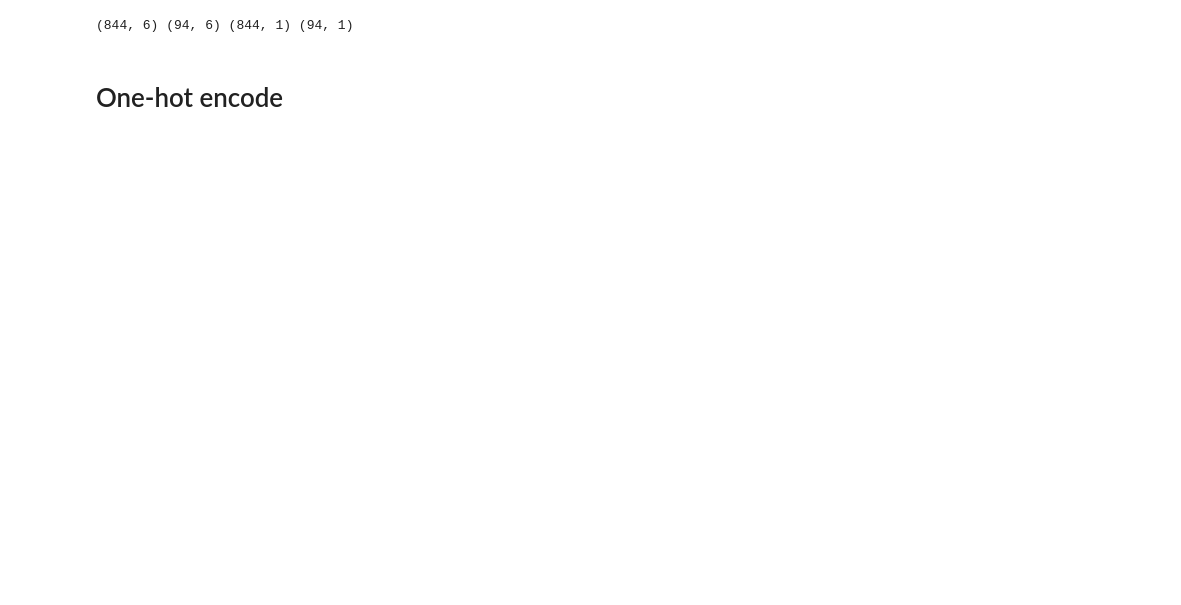
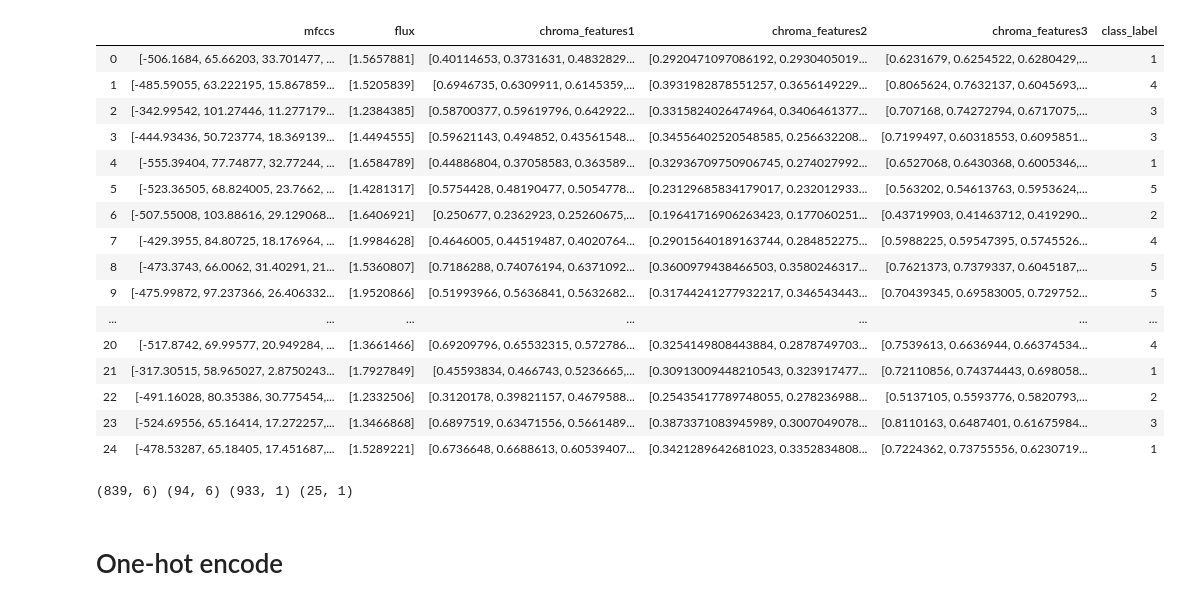
Before and after one commit to tbedi17/Number-Recognition-From-Audio-Files, a Jupyter notebook: train_and_test.ipynb, the cells around one changed output. Drawn from its saved outputs; the diff is of its cells as text; code cells hidden in the pictures; blank space fills up the shorter version.

```diff
--- a/train_and_test.ipynb
+++ b/train_and_test.ipynb
@@ -102,14 +102,36 @@ data
+# %%
+test_data = get_all_features('test')
+test_data = test_data.sample(frac=1).reset_index(drop=True)
+test_data
+# %% [output]
+|  | mfccs | flux | chroma_features1 | chroma_features2 | chroma_features3 | class_label |
+| 0 | [-506.1684, 65.66203, 33.701477, ... | [1.5657881] | [0.40114653, 0.3731631, 0.4832829... | [0.2920471097086192, 0.2930405019... | [0.6231679, 0.6254522, 0.6280429,... | 1 |
+| 1 | [-485.59055, 63.222195, 15.867859... | [1.5205839] | [0.6946735, 0.6309911, 0.6145359,... | [0.3931982878551257, 0.3656149229... | [0.8065624, 0.7632137, 0.6045693,... | 4 |
+| 2 | [-342.99542, 101.27446, 11.277179... | [1.2384385] | [0.58700377, 0.59619796, 0.642922... | [0.3315824026474964, 0.3406461377... | [0.707168, 0.74272794, 0.6717075,... | 3 |
+| 3 | [-444.93436, 50.723774, 18.369139... | [1.4494555] | [0.59621143, 0.494852, 0.43561548... | [0.34556402520548585, 0.256632208... | [0.7199497, 0.60318553, 0.6095851... | 3 |
+| 4 | [-555.39404, 77.74877, 32.77244, ... | [1.6584789] | [0.44886804, 0.37058583, 0.363589... | [0.32936709750906745, 0.274027992... | [0.6527068, 0.6430368, 0.6005346,... | 1 |
+| 5 | [-523.36505, 68.824005, 23.7662, ... | [1.4281317] | [0.5754428, 0.48190477, 0.5054778... | [0.23129685834179017, 0.232012933... | [0.563202, 0.54613763, 0.5953624,... | 5 |
+| 6 | [-507.55008, 103.88616, 29.129068... | [1.6406921] | [0.250677, 0.2362923, 0.25260675,... | [0.19641716906263423, 0.177060251... | [0.43719903, 0.41463712, 0.419290... | 2 |
+| 7 | [-429.3955, 84.80725, 18.176964, ... | [1.9984628] | [0.4646005, 0.44519487, 0.4020764... | [0.29015640189163744, 0.284852275... | [0.5988225, 0.59547395, 0.5745526... | 4 |
+| 8 | [-473.3743, 66.0062, 31.40291, 21... | [1.5360807] | [0.7186288, 0.74076194, 0.6371092... | [0.3600979438466503, 0.3580246317... | [0.7621373, 0.7379337, 0.6045187,... | 5 |
+| 9 | [-475.99872, 97.237366, 26.406332... | [1.9520866] | [0.51993966, 0.5636841, 0.5632682... | [0.31744241277932217, 0.346543443... | [0.70439345, 0.69583005, 0.729752... | 5 |
+| ... | ... | ... | ... | ... | ... | ... |
+| 20 | [-517.8742, 69.99577, 20.949284, ... | [1.3661466] | [0.69209796, 0.65532315, 0.572786... | [0.3254149808443884, 0.2878749703... | [0.7539613, 0.6636944, 0.66374534... | 4 |
+| 21 | [-317.30515, 58.965027, 2.8750243... | [1.7927849] | [0.45593834, 0.466743, 0.5236665,... | [0.30913009448210543, 0.323917477... | [0.72110856, 0.74374443, 0.698058... | 1 |
+| 22 | [-491.16028, 80.35386, 30.775454,... | [1.2332506] | [0.3120178, 0.39821157, 0.4679588... | [0.25435417789748055, 0.278236988... | [0.5137105, 0.5593776, 0.5820793,... | 2 |
+| 23 | [-524.69556, 65.16414, 17.272257,... | [1.3466868] | [0.6897519, 0.63471556, 0.5661489... | [0.3873371083945989, 0.3007049078... | [0.8110163, 0.6487401, 0.61675984... | 3 |
+| 24 | [-478.53287, 65.18405, 17.451687,... | [1.5289221] | [0.6736648, 0.6688613, 0.60539407... | [0.3421289642681023, 0.3352834808... | [0.7224362, 0.73755556, 0.6230719... | 1 |
 # %%
 from sklearn.model_selection import train_test_split
 labels = [[i] for i in data['class_label']]
-# testLabels = [[i] for i in testData['class_label']]
-# y_train = np.array(labels)
-# y_test = np.array(testLabels)
+testLabels = [[i] for i in test_data['class_label']]
+y_train = np.array(labels)
+y_test = np.array(testLabels)
 
-x_train, x_test, y_train, y_test = train_test_split(data, np.array(labels), test_size=0.1, random_state = 127)
+# x_train, x_test, y_train, y_test = train_test_split(data, np.array(labels), test_size=0.1, random_state = 127)
 print(x_train.shape, x_test.shape, y_train.shape, y_test.shape)
 # %% [output]
-(844, 6) (94, 6) (844, 1) (94, 1)
+(839, 6) (94, 6) (933, 1) (25, 1)
 # %% [markdown]
 # One-hot encode
 # %%
```
Also changed, not shown: parts of 19 cells of this notebook, 5 other files.
